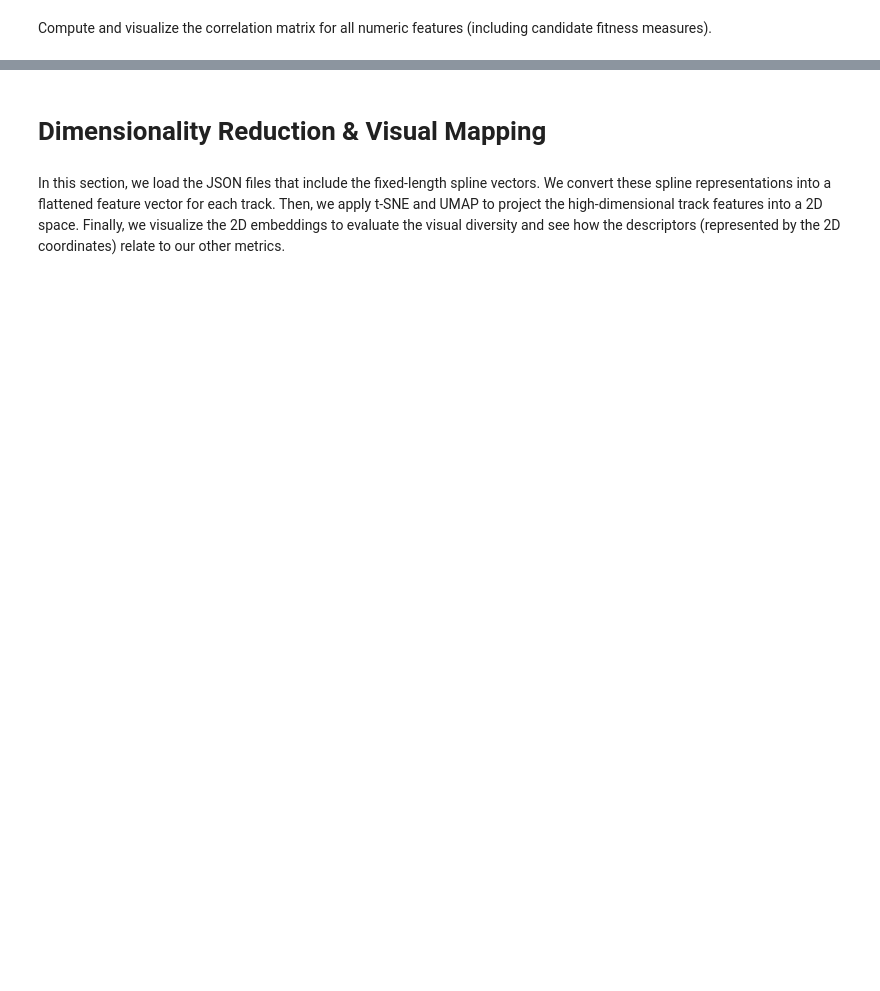
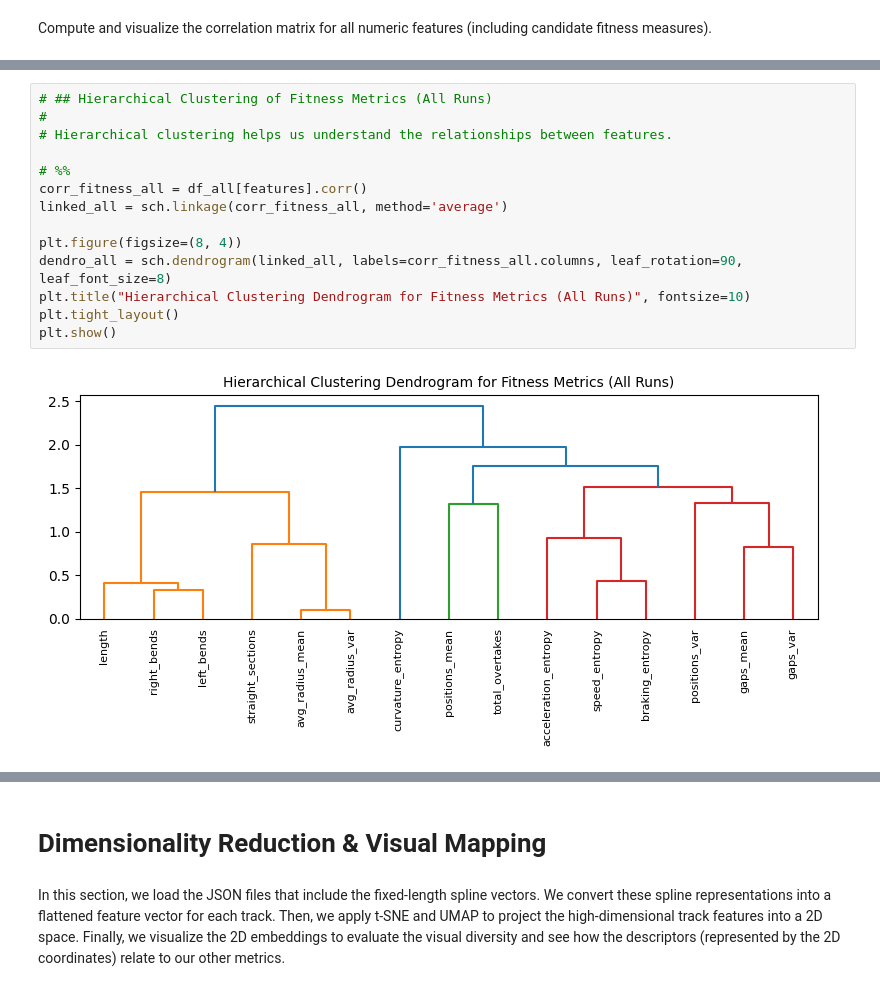
Before and after one commit to martinopiaggi/Quality-Diversity-for-Racing-Track-Design, a Jupyter notebook: data_analysis/noiseness_analysis.ipynb, the cells around one changed output, grey strips where cells are left out. Cells and saved outputs as stored; diff of their text form; blank space fills up the shorter version.

```diff
--- a/data_analysis/noiseness_analysis.ipynb
+++ b/data_analysis/noiseness_analysis.ipynb
@@ -169,0 +241,16 @@ straight_sections & left_bends: 0.80
+# %%
+# ## Hierarchical Clustering of Fitness Metrics (All Runs)
+#
+# Hierarchical clustering helps us understand the relationships between features.
+
+# %%
+corr_fitness_all = df_all[features].corr()
+linked_all = sch.linkage(corr_fitness_all, method='average')
+
+plt.figure(figsize=(8, 4))
+dendro_all = sch.dendrogram(linked_all, labels=corr_fitness_all.columns, leaf_rotation=90, leaf_font_size=8)
+plt.title("Hierarchical Clustering Dendrogram for Fitness Metrics (All Runs)", fontsize=10)
+plt.tight_layout()
+plt.show()
+# %% [output]
+[figure, added]
```
Also changed, not shown: parts of 27 cells of this notebook, 1 other file.
